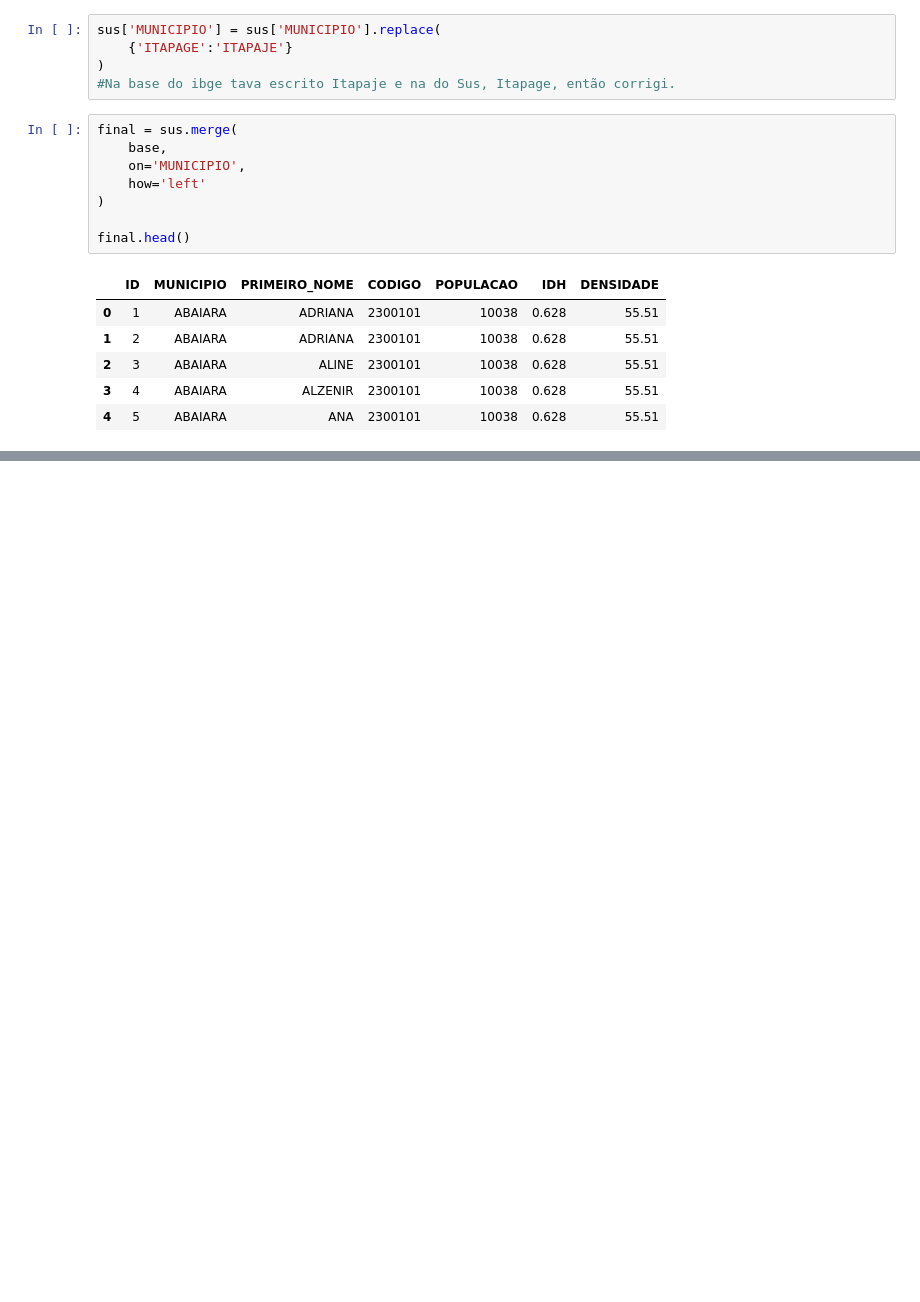
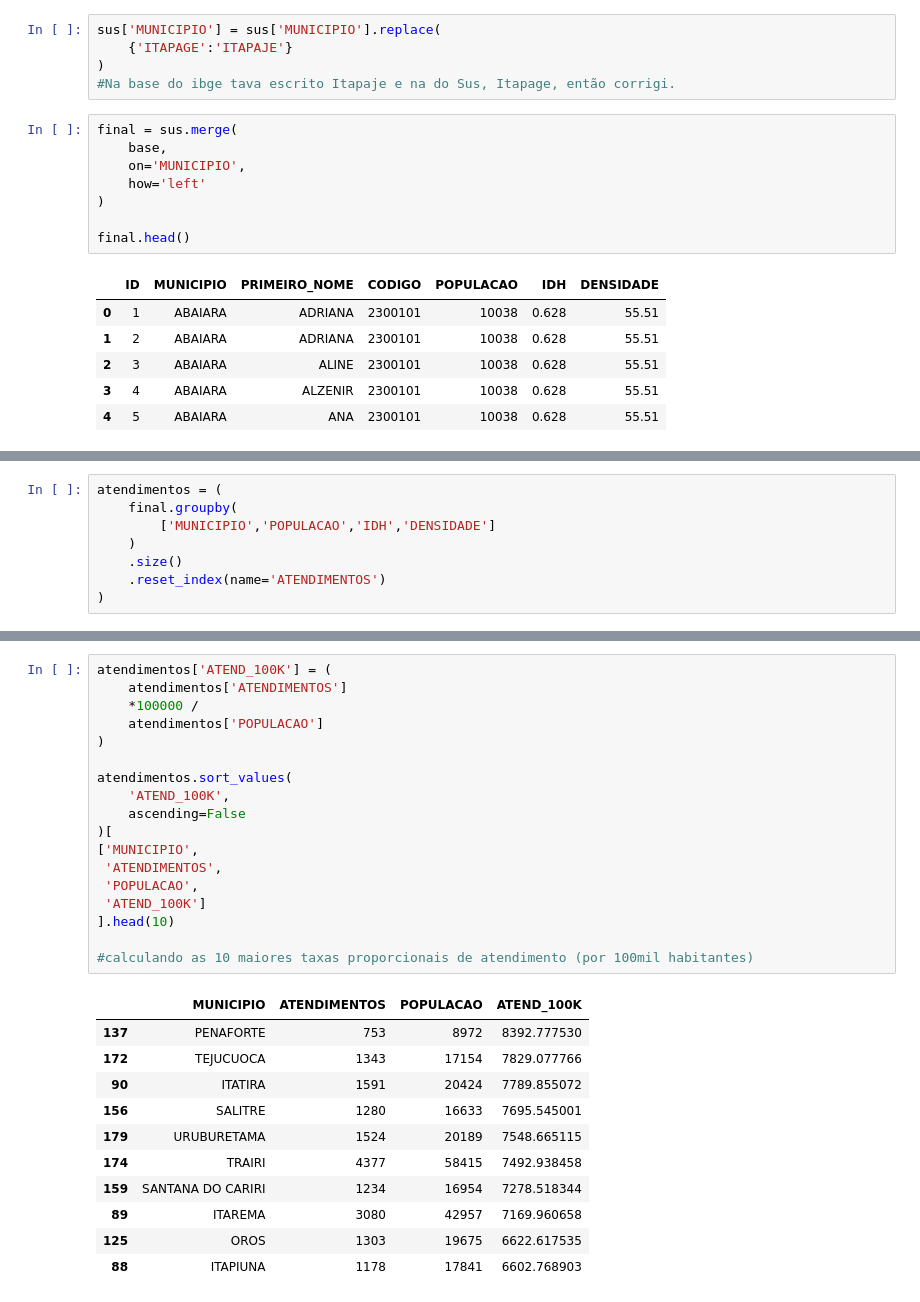
Before and after one commit to Danilzs/Analise-Sus, a Jupyter notebook: Análise_Sus.ipynb, the cells around one changed output, grey strips where cells are left out. Drawn from its saved outputs; the diff is of its cells as text; blank space fills up the shorter version.

```diff
--- a/Análise_Sus.ipynb
+++ b/Análise_Sus.ipynb
@@ -162,0 +201,8 @@ dtype: int64
+# %%
+atendimentos = (
+    final.groupby(
+        ['MUNICIPIO','POPULACAO','IDH','DENSIDADE']
+    )
+    .size()
+    .reset_index(name='ATENDIMENTOS')
+)
@@ -162,0 +232,30 @@ dtype: int64
+# %%
+atendimentos['ATEND_100K'] = (
+    atendimentos['ATENDIMENTOS']
+    *100000 /
+    atendimentos['POPULACAO']
+)
+
+atendimentos.sort_values(
+    'ATEND_100K',
+    ascending=False
+)[
+['MUNICIPIO',
+ 'ATENDIMENTOS',
+ 'POPULACAO',
+ 'ATEND_100K']
+].head(10)
+
+#calculando as 10 maiores taxas proporcionais de atendimento (por 100mil habitantes)
+# %% [output]
+|  | MUNICIPIO | ATENDIMENTOS | POPULACAO | ATEND_100K |
+| 137 | PENAFORTE | 753 | 8972 | 8392.777530 |
+| 172 | TEJUCUOCA | 1343 | 17154 | 7829.077766 |
+| 90 | ITATIRA | 1591 | 20424 | 7789.855072 |
+| 156 | SALITRE | 1280 | 16633 | 7695.545001 |
+| 179 | URUBURETAMA | 1524 | 20189 | 7548.665115 |
+| 174 | TRAIRI | 4377 | 58415 | 7492.938458 |
+| 159 | SANTANA DO CARIRI | 1234 | 16954 | 7278.518344 |
+| 89 | ITAREMA | 3080 | 42957 | 7169.960658 |
+| 125 | OROS | 1303 | 19675 | 6622.617535 |
+| 88 | ITAPIUNA | 1178 | 17841 | 6602.768903 |
```
Also changed, not shown: parts of 12 cells of this notebook.
